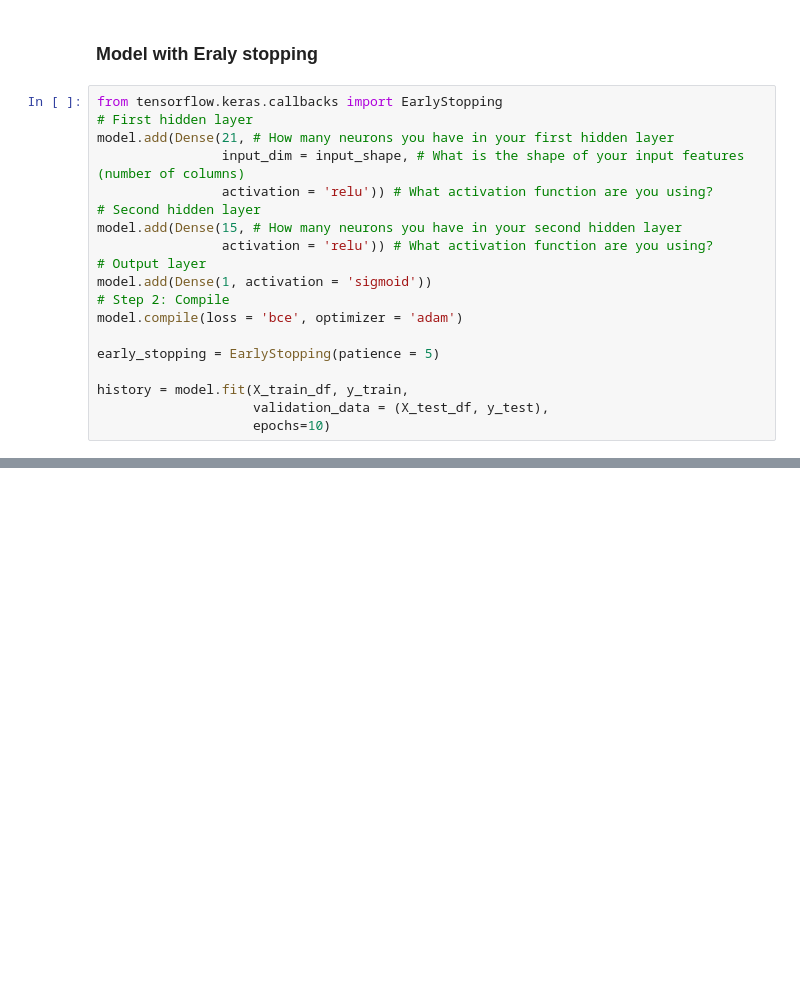
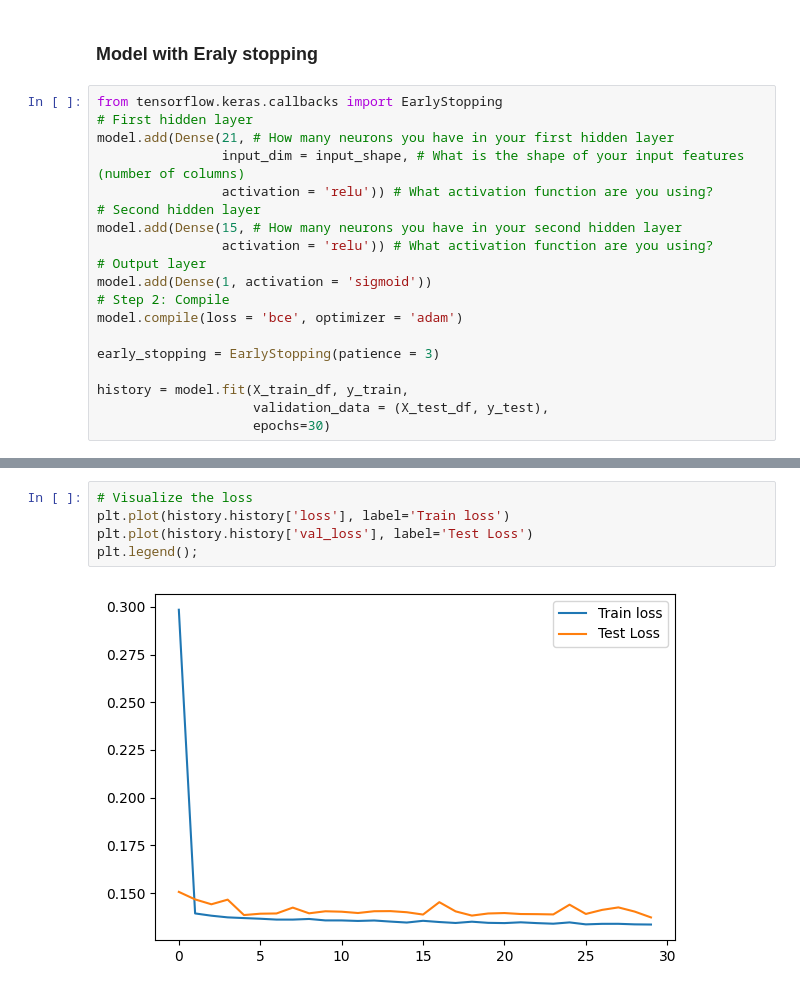
Before and after one commit to SimonBIgnacio/Hotel_evaluation, a Jupyter notebook: Prediction model/Hotel_predictions.ipynb, the cells around one changed output, grey strips where cells are left out. Drawn from its saved outputs; the diff is of its cells as text; blank space fills up the shorter version.

```diff
--- a/Prediction model/Hotel_predictions.ipynb
+++ b/Prediction model/Hotel_predictions.ipynb
@@ -952,9 +952,9 @@ model.add(Dense(1, activation = 'sigmoid'))
 # Step 2: Compile
 model.compile(loss = 'bce', optimizer = 'adam')
 
-early_stopping = EarlyStopping(patience = 5)
+early_stopping = EarlyStopping(patience = 3)
 
 history = model.fit(X_train_df, y_train,
                     validation_data = (X_test_df, y_test),
-                    epochs=10)
+                    epochs=30)
 # %% [output]
@@ -991,3 +988,10 @@ Loss: 0.14379434287548065, Accuracy: 0.9417499896278472
+# %%
+# Visualize the loss
+plt.plot(history.history['loss'], label='Train loss')
+plt.plot(history.history['val_loss'], label='Test Loss')
+plt.legend();
+# %% [output]
+[figure, added]
 # %%
 #Confusion Matrix
 
```
Also changed, not shown: parts of 15 cells of this notebook, 1 other file.
